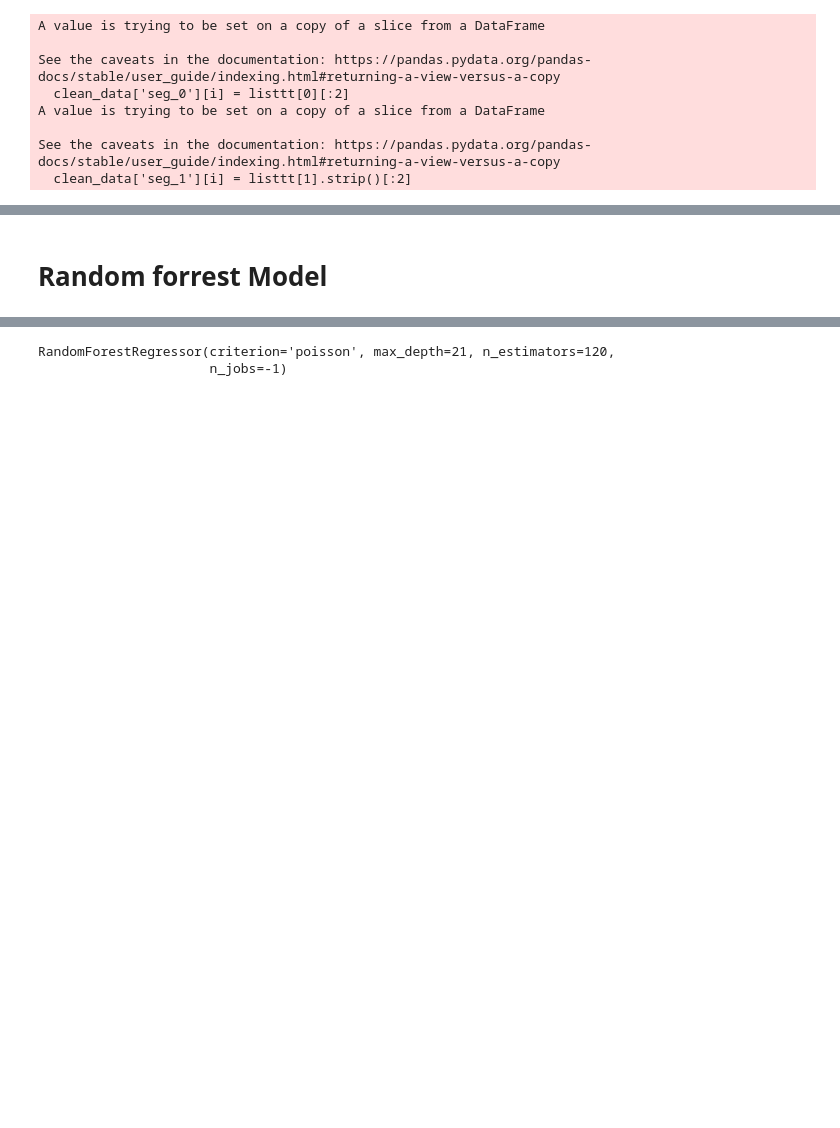
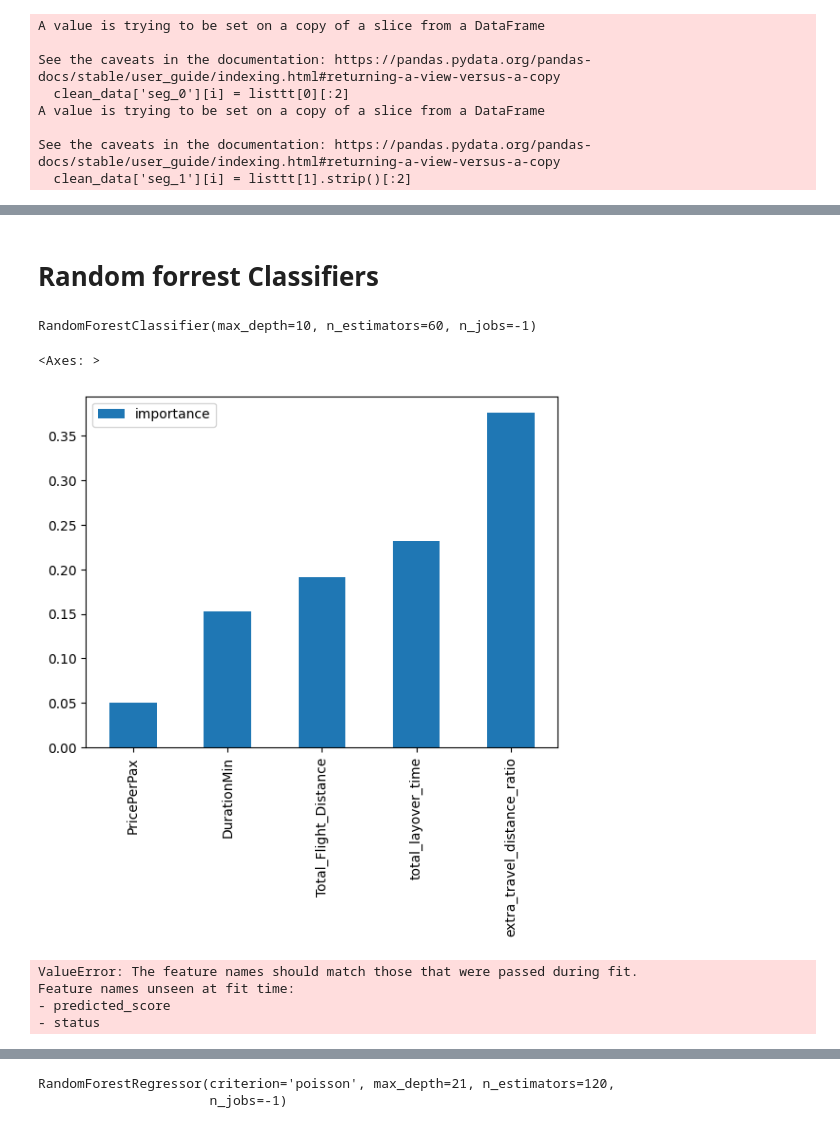
Before and after one commit to LaGenace/OptiFlyAi, a Jupyter notebook: Notebooks/ant_model_iterations.ipynb, the cells around one changed output, grey strips where cells are left out. Cells and saved outputs as stored; diff of their text form; code cells hidden in the pictures; blank space fills up the shorter version.

```diff
--- a/Notebooks/ant_model_iterations.ipynb
+++ b/Notebooks/ant_model_iterations.ipynb
@@ -300,4 +198,4 @@ OD_13                               0
 bookings                       588125
 dtype: int64
 # %% [markdown]
-# Random forrest Model
+# Random forrest Classifiers
@@ -303,0 +225,24 @@ dtype: int64
+# %%
+forrest = RandomForestClassifier(n_estimators=60, criterion="gini", max_depth=10, n_jobs=-1)
+
+forrest.fit(testing_train.drop('category', axis=1), testing_train['category'])
+# %% [output]
+RandomForestClassifier(max_depth=10, n_estimators=60, n_jobs=-1)
+# %%
+# Getting list of features
+feats = testing_train.drop('category', axis=1).columns.to_list()
+
+# Plotting importance
+df = pd.DataFrame(index=feats)
+df['importance'] = forrest.feature_importances_
+df.sort_values('importance').plot(kind='bar')
+# %% [output]
+<Axes: >
+[figure, added]
+# %%
+met, booked, not_booked = evaluate_model_classifier(dohop_dropped_na, forrest)
+# %% [output]
+ValueError: The feature names should match those that were passed during fit.
+Feature names unseen at fit time:
+- predicted_score
+- status
```
Also changed, not shown: parts of 27 cells of this notebook.
